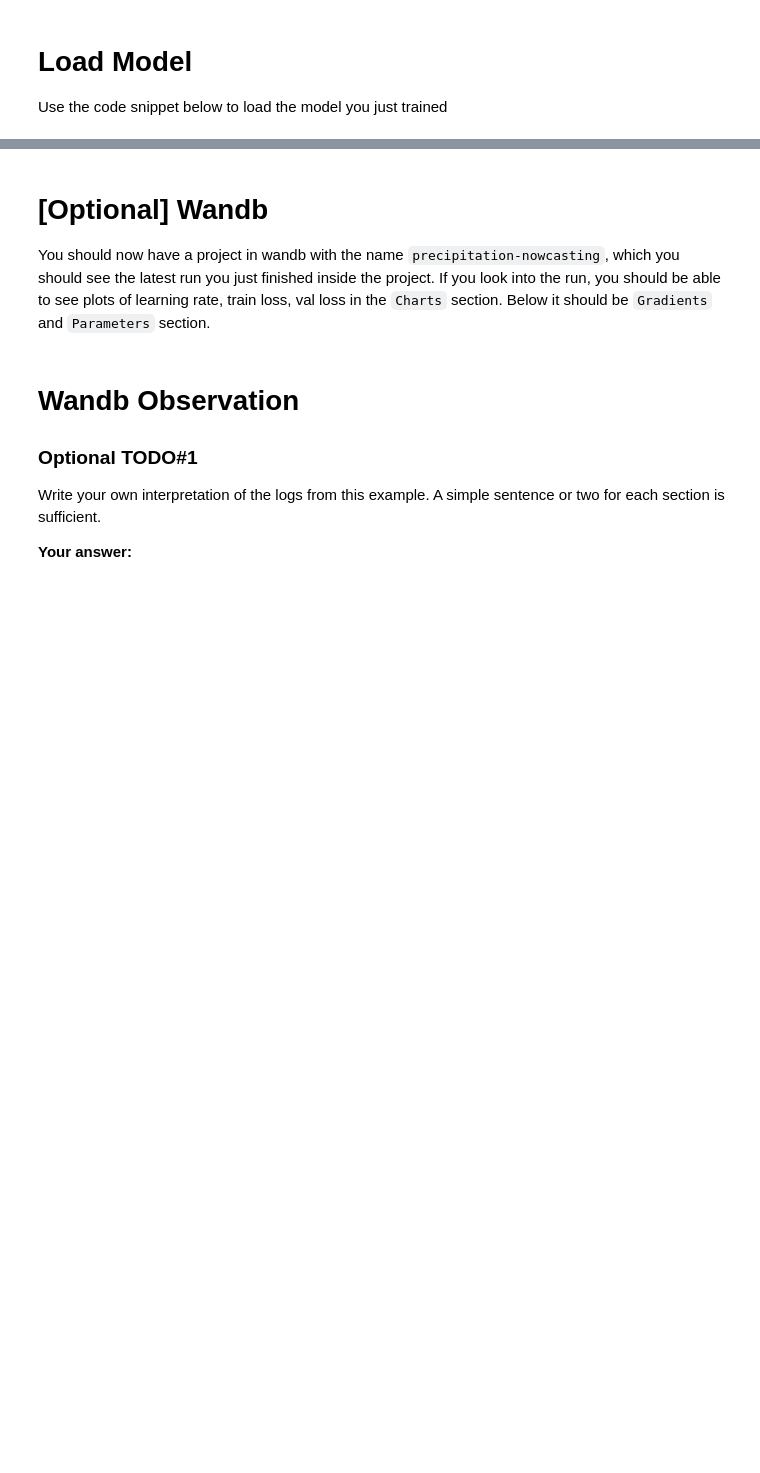
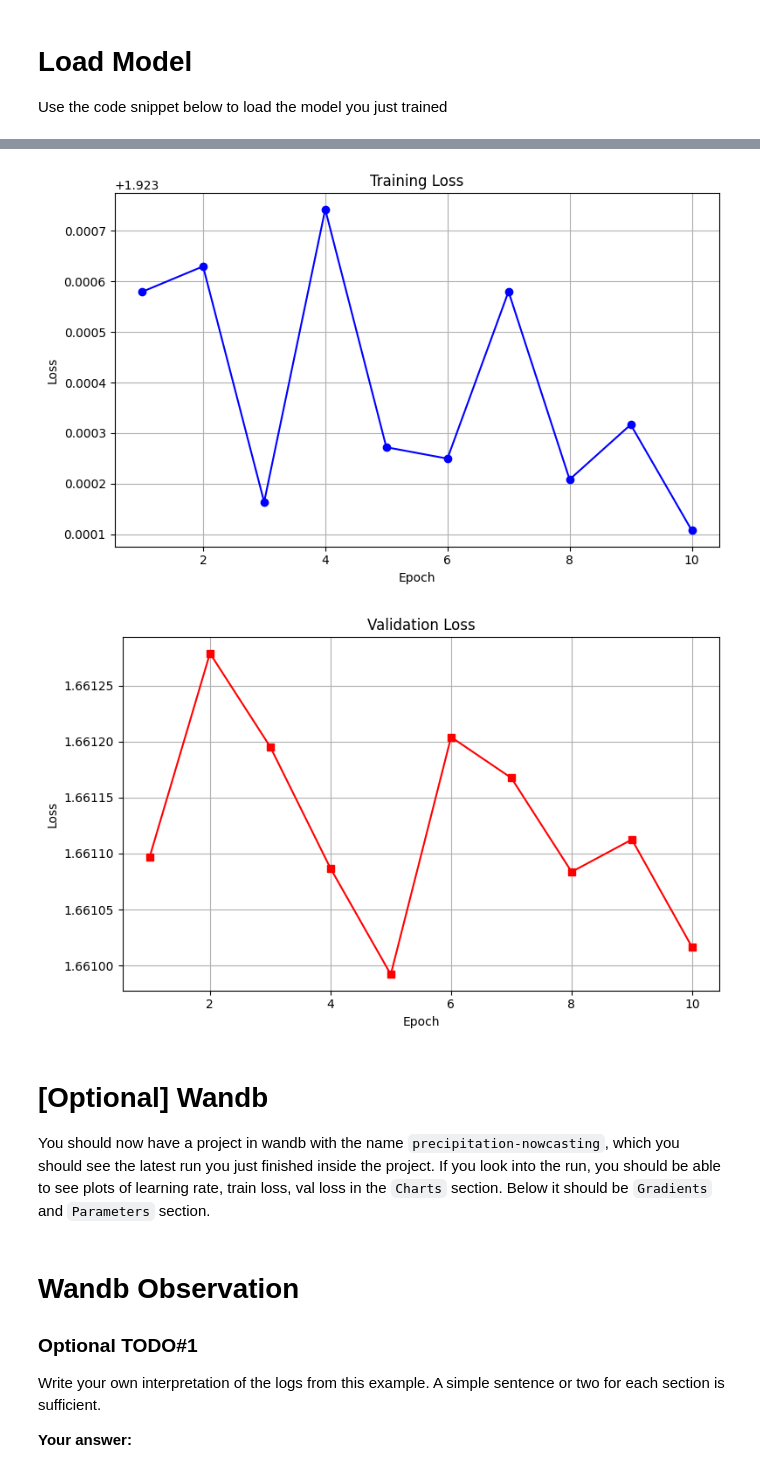
Before and after one commit to Taihenc/2110405-AI-ML, a Jupyter notebook: Precipitation_Nowcasting_PyTorch_withCNN_Student_2025.ipynb, the cells around one changed output, grey strips where cells are left out. Cells and saved outputs as stored; diff of their text form; code cells hidden in the pictures; blank space fills up the shorter version.

```diff
--- a/Precipitation_Nowcasting_PyTorch_withCNN_Student_2025.ipynb
+++ b/Precipitation_Nowcasting_PyTorch_withCNN_Student_2025.ipynb
@@ -599,9 +652,0 @@ Learning rate should be function of epoch.
-# %%
-# Implement scheduler here
-class MyScheduler():
-    def __init__(self, optimizer: torch.optim.Optimizer):
-        pass
-
-    def step(self, epoch):
-        # Changes the learning rate here
-        pass
@@ -611,3 +825,27 @@ class MyScheduler():
+# %%
+n = list(range(1, len(train_losses)+1))
+# plot
+
+plt.figure(figsize=(8, 5))
+plt.plot(n, train_losses, label='Train Loss', marker='o', color='blue')
+plt.xlabel('Epoch')
+plt.ylabel('Loss')
+plt.title('Training Loss')
+plt.grid(True)
+plt.tight_layout()
+plt.show()
+
+plt.figure(figsize=(8, 5))
+plt.plot(n, val_losses, label='Validation Loss', marker='s', color='red')
+plt.xlabel('Epoch')
+plt.ylabel('Loss')
+plt.title('Validation Loss')
+plt.grid(True)
+plt.tight_layout()
+plt.show()
+# %% [output]
+[figure, added]
+[figure, added]
 # %% [markdown]
 # [Optional] Wandb #
 
```
Also changed, not shown: parts of 53 cells of this notebook.
